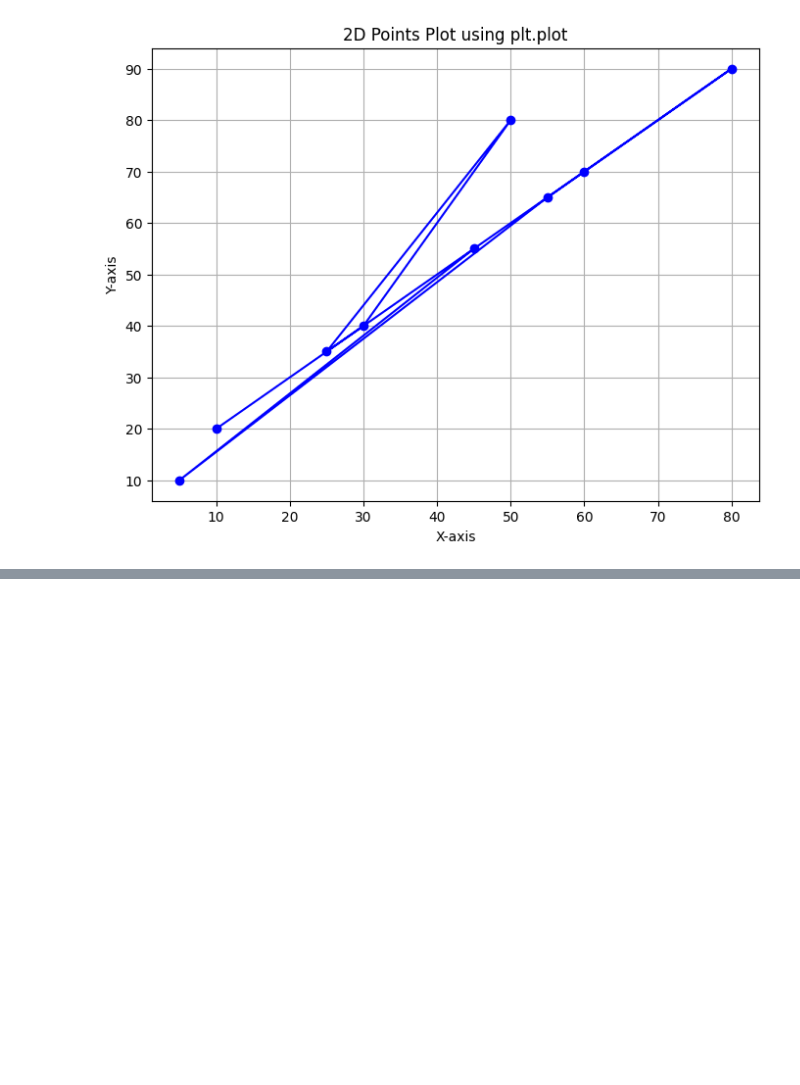
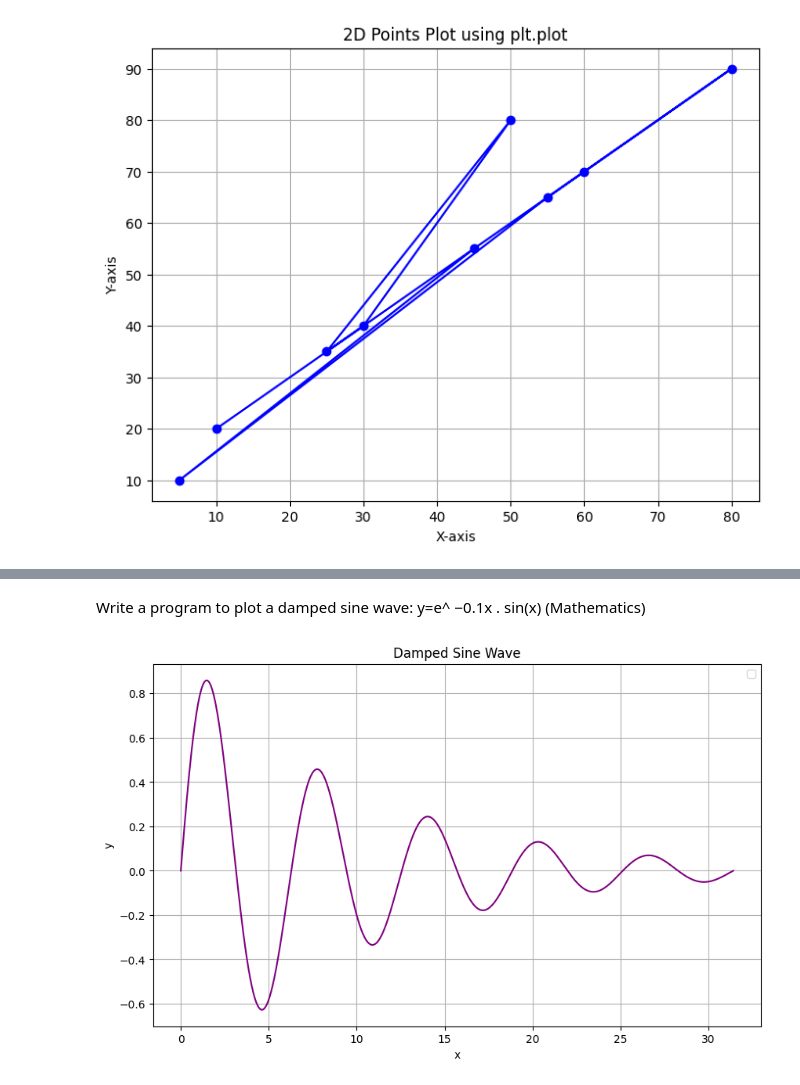
Before and after one commit to SravaniKolanu/Pythonclasses, a Jupyter notebook: NumOne.ipynb, the cells around one changed output, grey strips where cells are left out. Cells and saved outputs as stored; diff of their text form; code cells hidden in the pictures; blank space fills up the shorter version.

```diff
--- a/NumOne.ipynb
+++ b/NumOne.ipynb
@@ -200,0 +301,23 @@ plt.grid(True)
+# %% [markdown]
+Write a program to plot a damped sine wave: y=e^ −0.1x . sin⁡(x) (Mathematics)
+# %%
+import numpy as np
+import matplotlib.pyplot as plt
+
+x = np.linspace(0, 10 * np.pi, 1000)
+
+y = np.exp(-0.1 * x) * np.sin(x)
+
+plt.figure(figsize=(10, 6))
+plt.plot(x, y,color='purple')
+
+plt.title("Damped Sine Wave")
+plt.xlabel("x")
+plt.ylabel("y")
+plt.legend()
+plt.grid(True)
+
+
+plt.show()
+# %% [output]
+[figure, added]
```
Also changed, not shown: parts of 11 cells of this notebook.
